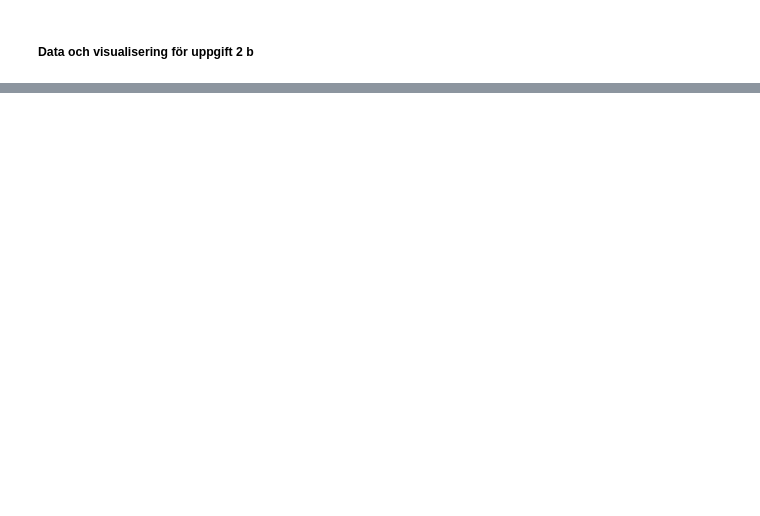
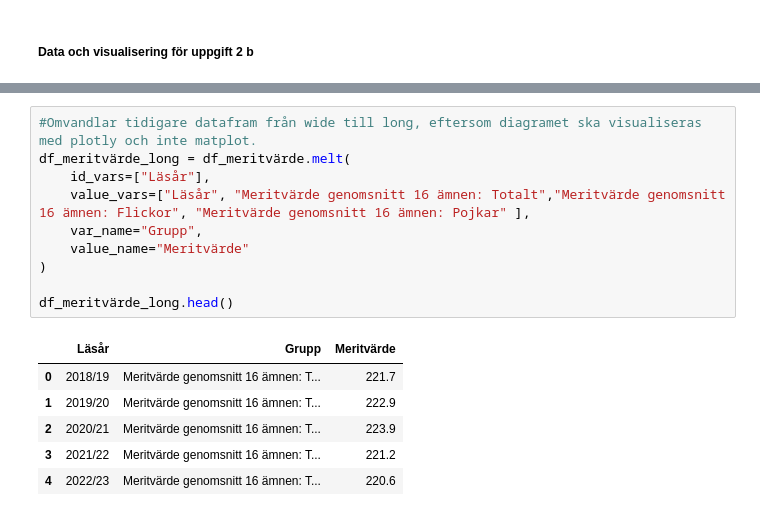
Before and after one commit to suseliwen/Labb2---skolstatistik, a Jupyter notebook: Labb2_uppgift2.ipynb, the cells around one changed output, grey strips where cells are left out. Saved outputs shown, nothing was run; the diff lists cells and outputs as text; blank space fills up the shorter version.

```diff
--- a/Labb2_uppgift2.ipynb
+++ b/Labb2_uppgift2.ipynb
@@ -160,0 +140,17 @@ plt.show()
+# %%
+#Omvandlar tidigare datafram från wide till long, eftersom diagramet ska visualiseras med plotly och inte matplot.
+df_meritvärde_long = df_meritvärde.melt(
+    id_vars=["Läsår"],
+    value_vars=["Läsår", "Meritvärde genomsnitt 16 ämnen: Totalt","Meritvärde genomsnitt 16 ämnen: Flickor", "Meritvärde genomsnitt 16 ämnen: Pojkar" ],
+    var_name="Grupp",
+    value_name="Meritvärde"
+)
+
+df_meritvärde_long.head()
+# %% [output]
+|  | Läsår | Grupp | Meritvärde |
+| 0 | 2018/19 | Meritvärde genomsnitt 16 ämnen: T... | 221.7 |
+| 1 | 2019/20 | Meritvärde genomsnitt 16 ämnen: T... | 222.9 |
+| 2 | 2020/21 | Meritvärde genomsnitt 16 ämnen: T... | 223.9 |
+| 3 | 2021/22 | Meritvärde genomsnitt 16 ämnen: T... | 221.2 |
+| 4 | 2022/23 | Meritvärde genomsnitt 16 ämnen: T... | 220.6 |
```
Also changed, not shown: parts of 8 cells of this notebook, 2 other files.
